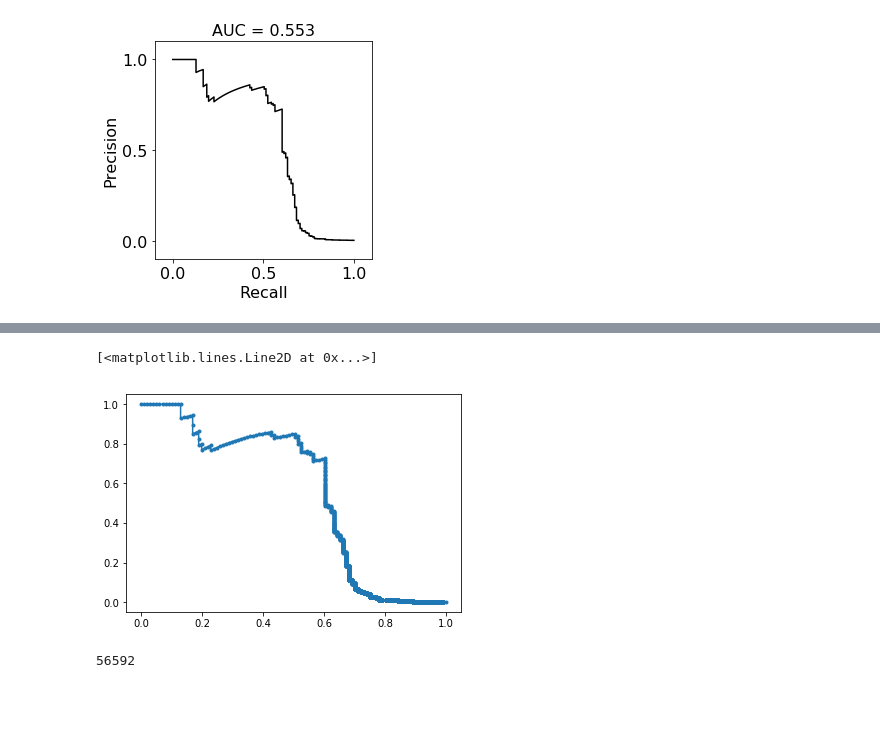
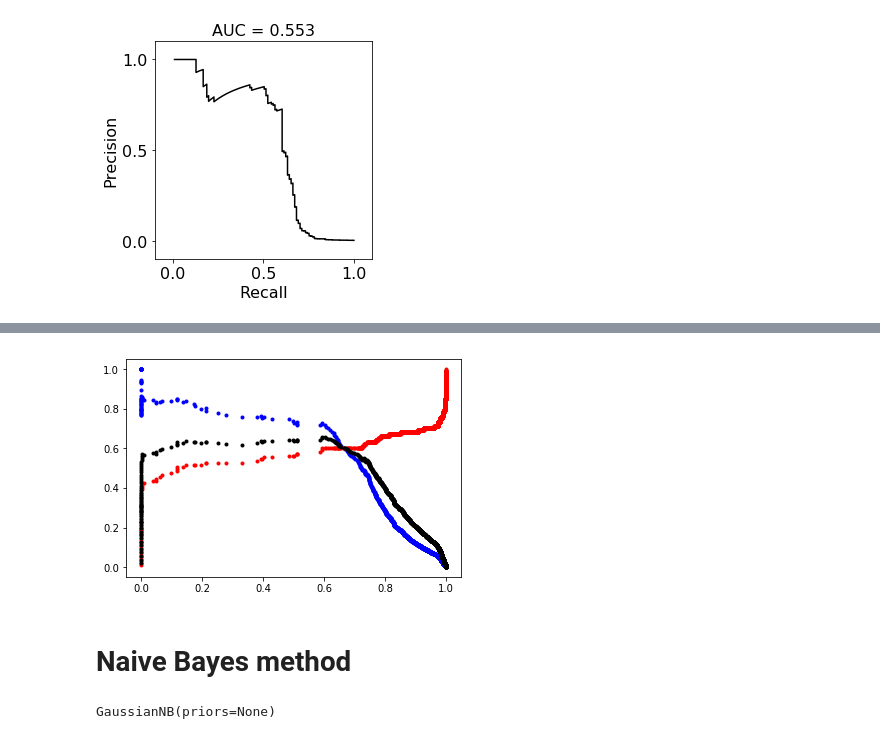
Before and after one commit to tiagobbatalhao/credit_card_fraud, a Jupyter notebook: CreditCardFraud.ipynb, the cells around one changed output, grey strips where cells are left out. Drawn from its saved outputs; the diff is of its cells as text; code cells hidden in the pictures; blank space fills up the shorter version.

```diff
--- a/CreditCardFraud.ipynb
+++ b/CreditCardFraud.ipynb
@@ -279,10 +255,22 @@ ax.plot(threshold[:-100])
-# %%
-fig,ax = py.subplots()
-ax.plot(recall[:],precision[:],'.-')
-# %% [output]
-[<matplotlib.lines.Line2D at 0x...>]
-[figure, removed]
-# %%
-len(recall)
-# %% [output]
-56592
+# %%
+f1_score = py.array([(t,p,r,(2*p*r)/(p+r)) for p,r,t in zip(precision,recall,threshold)])
+fig,ax = py.subplots()
+ax.plot(1-f1_score.T[0],f1_score.T[1],'b.',label='P')
+ax.plot(1-f1_score.T[0],f1_score.T[2],'r.',label='R')
+ax.plot(1-f1_score.T[0],f1_score.T[3],'k.',label='F')
+ax.set_xscale('linear')
+# %% [output]
+[figure, added]
+# %% [markdown]
+# Naive Bayes method
+# %%
+estimator = sklearn.naive_bayes.GaussianNB()
+estimator.fit(features_train.drop(['Time','Amount'],axis=1),class_train)
+# estimator = sklearn.svm.SVC()
+# # parameters = {'C':10**(py.linspace(-1,1,10))}
+# parameters = {'C':[10**(0)]}
+# scoring = 'average_precision'
+# grid = sklearn.model_selection.GridSearchCV(estimator,parameters,scoring)
+# grid.fit(features_train,class_train)
+# %% [output]
+GaussianNB(priors=None)
```
Also changed, not shown: parts of 18 cells of this notebook.
